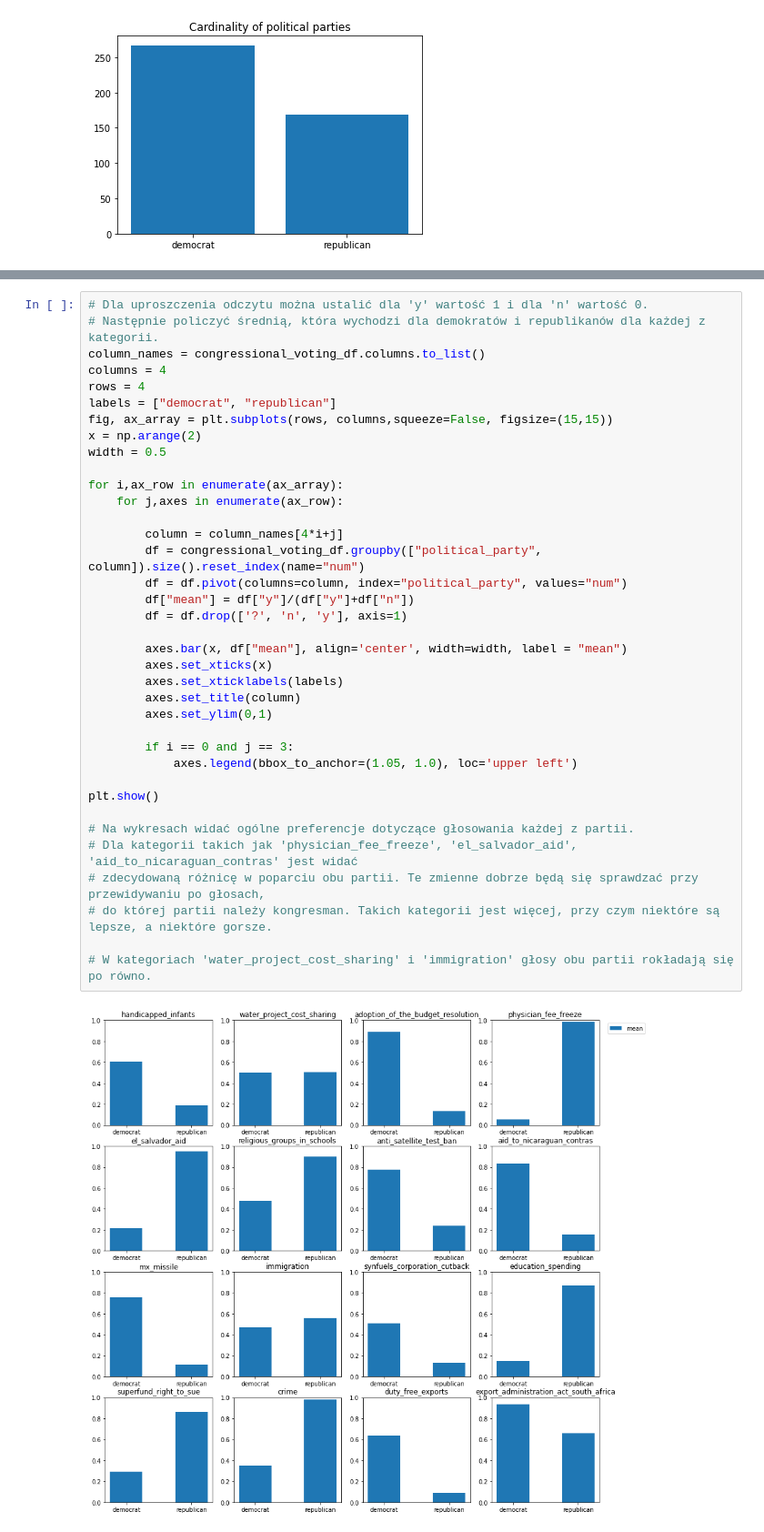
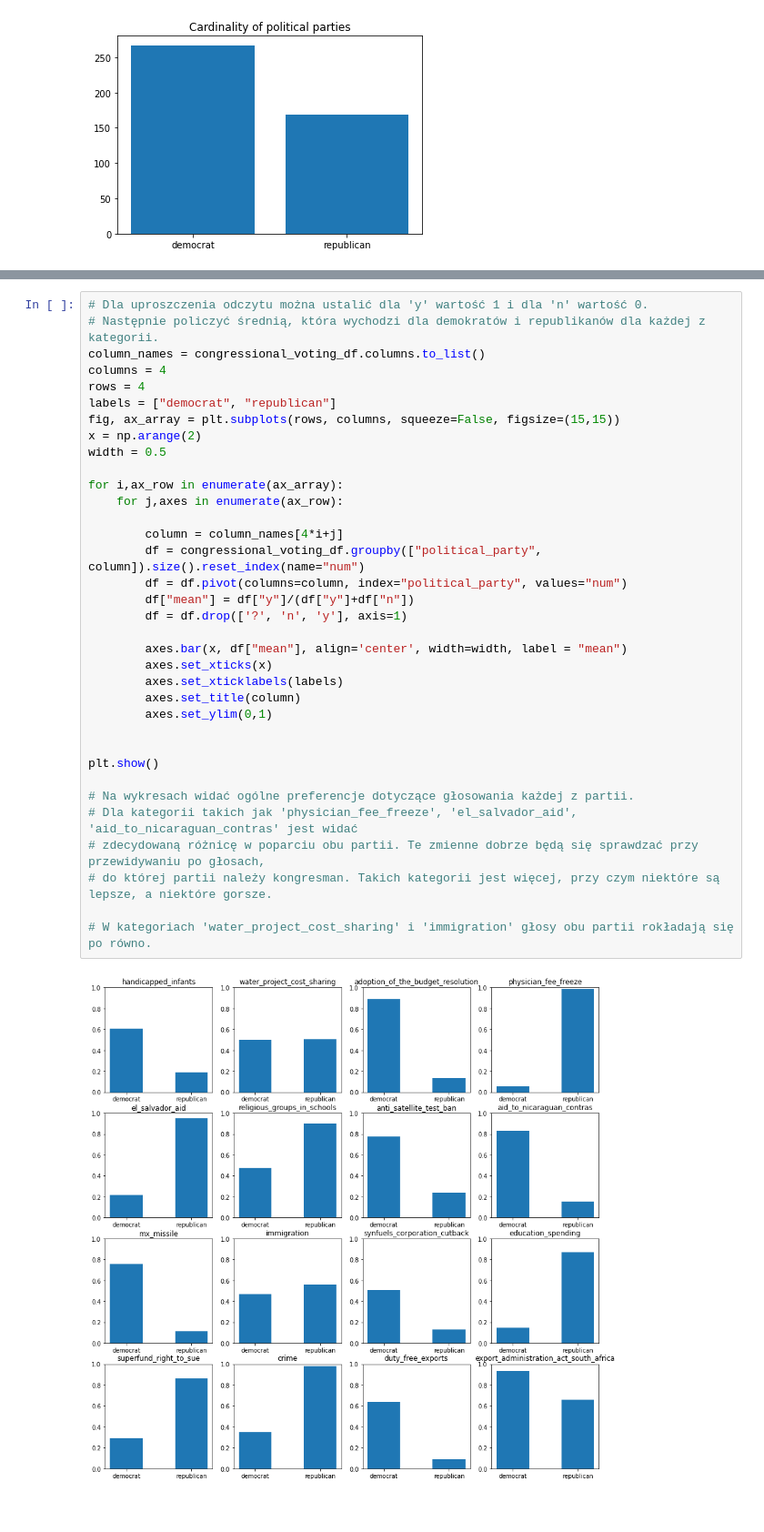
Before and after one commit to gekas145/WUM-2021-Projekty, a Jupyter notebook: eksploracja.ipynb, the cells around one changed output, grey strips where cells are left out. Shown: that part at 91% size. Drawn from its saved outputs; the diff is of its cells as text.

```diff
--- a/eksploracja.ipynb
+++ b/eksploracja.ipynb
@@ -139,35 +140,33 @@ column_names = congressional_voting_df.columns.to_list()
 columns = 4
 rows = 4
 labels = ["democrat", "republican"]
-fig, ax_array = plt.subplots(rows, columns,squeeze=False, figsize=(15,15))
+fig, ax_array = plt.subplots(rows, columns, squeeze=False, figsize=(15,15))
 x = np.arange(2)
 width = 0.5
 
 for i,ax_row in enumerate(ax_array):
     for j,axes in enumerate(ax_row):
 
         column = column_names[4*i+j]
         df = congressional_voting_df.groupby(["political_party", column]).size().reset_index(name="num")
         df = df.pivot(columns=column, index="political_party", values="num")
         df["mean"] = df["y"]/(df["y"]+df["n"])
         df = df.drop(['?', 'n', 'y'], axis=1)
 
         axes.bar(x, df["mean"], align='center', width=width, label = "mean")
         axes.set_xticks(x)
         axes.set_xticklabels(labels)
         axes.set_title(column)
         axes.set_ylim(0,1)
 
-        if i == 0 and j == 3:
-            axes.legend(bbox_to_anchor=(1.05, 1.0), loc='upper left')
 
 plt.show()
 
 # Na wykresach widać ogólne preferencje dotyczące głosowania każdej z partii.
 # Dla kategorii takich jak 'physician_fee_freeze', 'el_salvador_aid', 'aid_to_nicaraguan_contras' jest widać
 # zdecydowaną różnicę w poparciu obu partii. Te zmienne dobrze będą się sprawdzać przy przewidywaniu po głosach,
 # do której partii należy kongresman. Takich kategorii jest więcej, przy czym niektóre są lepsze, a niektóre gorsze.
 
 # W kategoriach 'water_project_cost_sharing' i 'immigration' głosy obu partii rokładają się po równo.
 # %% [output]
-[figure, old version]
+[figure, new version]
```
Also changed, not shown: parts of 6 cells of this notebook.
